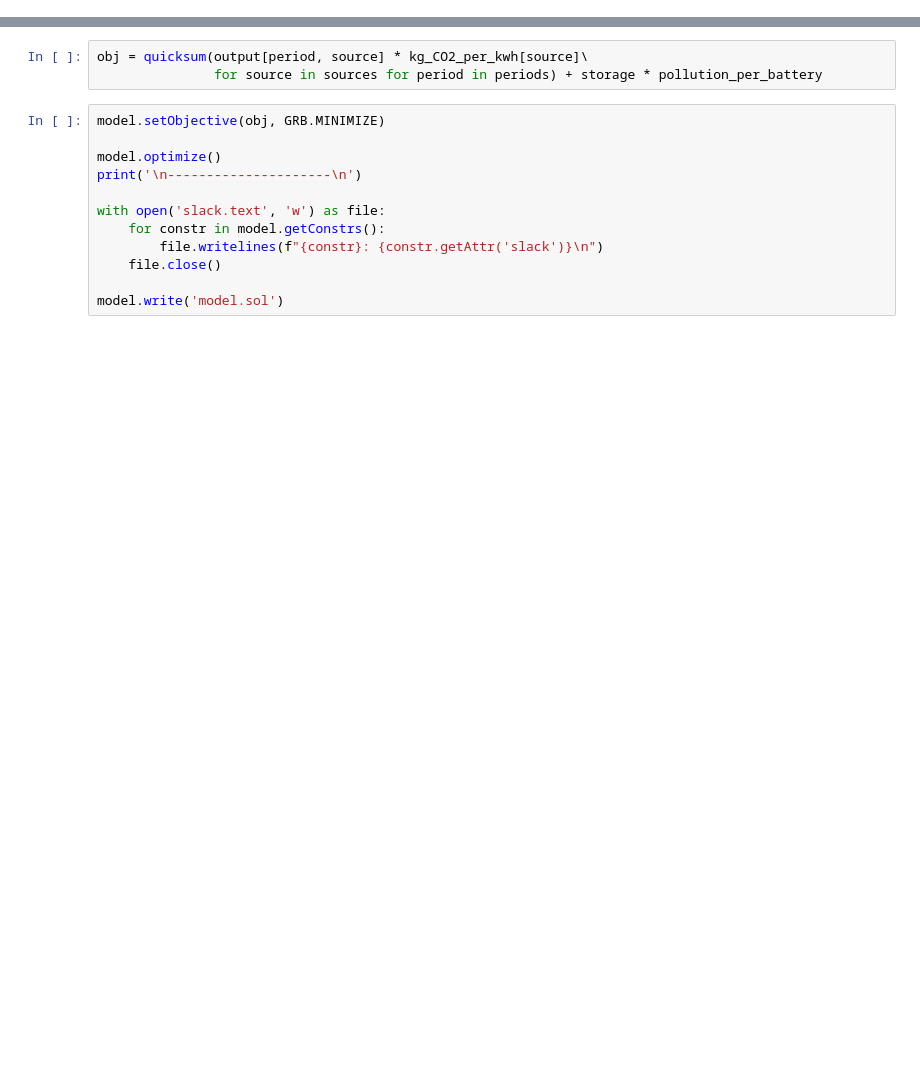
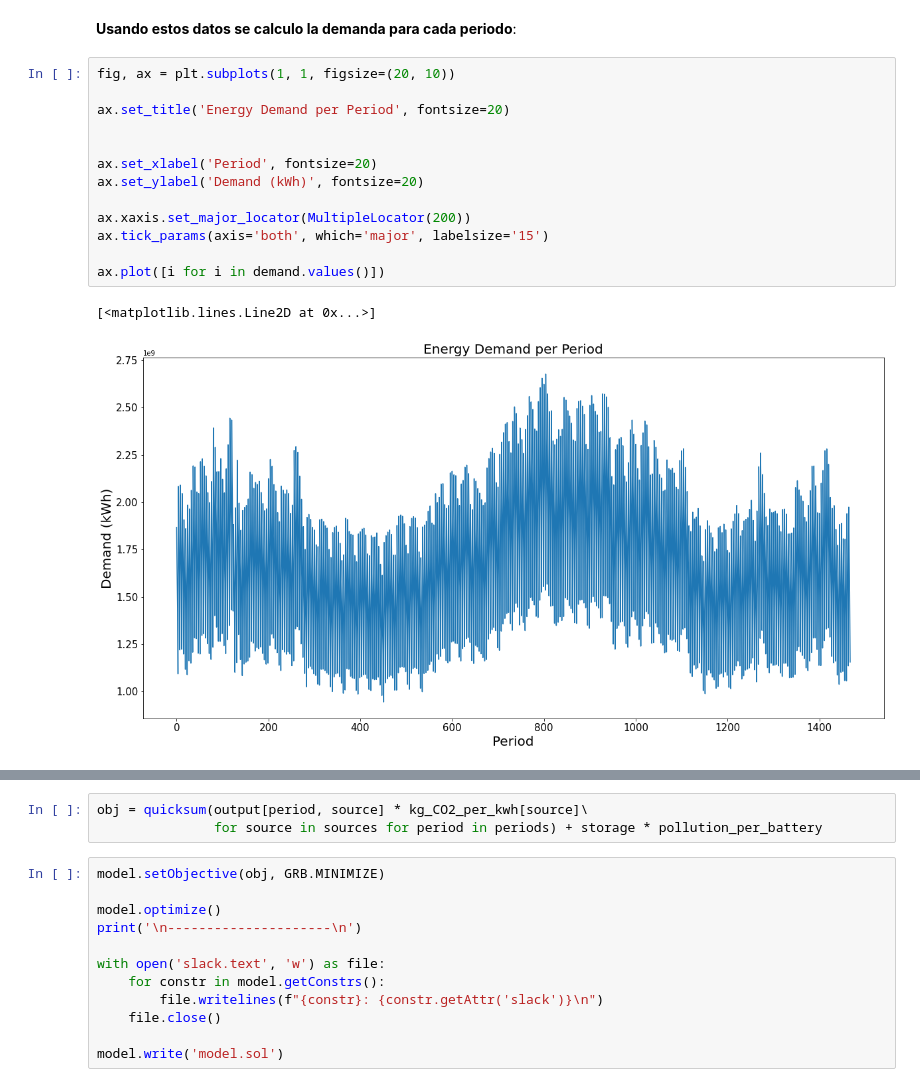
Before and after one commit to rieg-ec/opti-modeling, a Jupyter notebook: modelo.ipynb, the cells around one changed output, grey strips where cells are left out. Saved outputs shown, nothing was run; the diff lists cells and outputs as text; blank space fills up the shorter version.

```diff
--- a/modelo.ipynb
+++ b/modelo.ipynb
@@ -77,3 +127,21 @@ prod_units_limit = {source:limit for source,
+# %% [markdown]
+**Usando estos datos se calculo la demanda para cada periodo**:
+# %%
+fig, ax = plt.subplots(1, 1, figsize=(20, 10))
+
+ax.set_title('Energy Demand per Period', fontsize=20)
+
+
+ax.set_xlabel('Period', fontsize=20)
+ax.set_ylabel('Demand (kWh)', fontsize=20)
+
+ax.xaxis.set_major_locator(MultipleLocator(200))
+ax.tick_params(axis='both', which='major', labelsize='15')
+
+ax.plot([i for i in demand.values()])
+# %% [output]
+[<matplotlib.lines.Line2D at 0x...>]
+[figure, added]
 # %%
 from gurobipy import GRB, Model, quicksum
 
```
Also changed, not shown: parts of 9 cells of this notebook, 4 other files.
